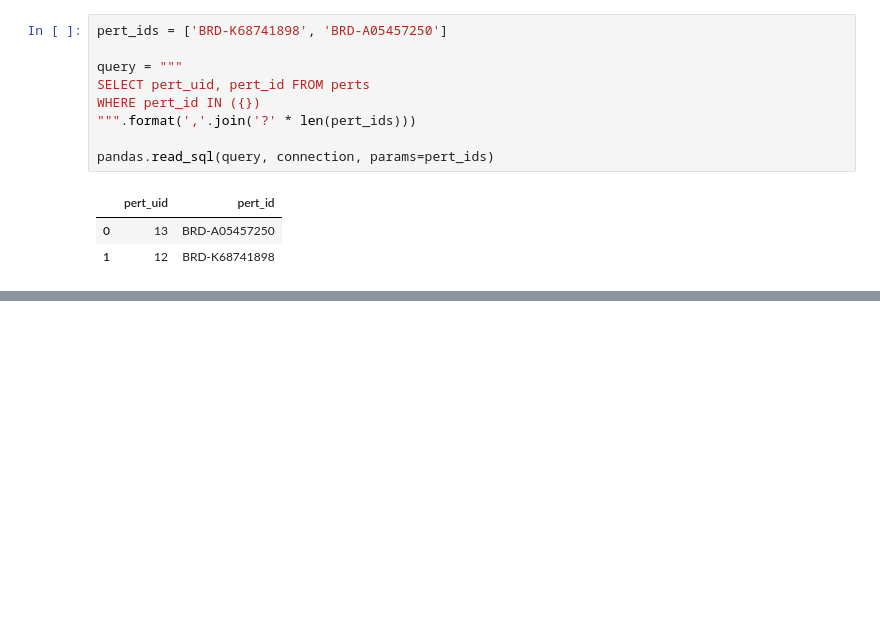
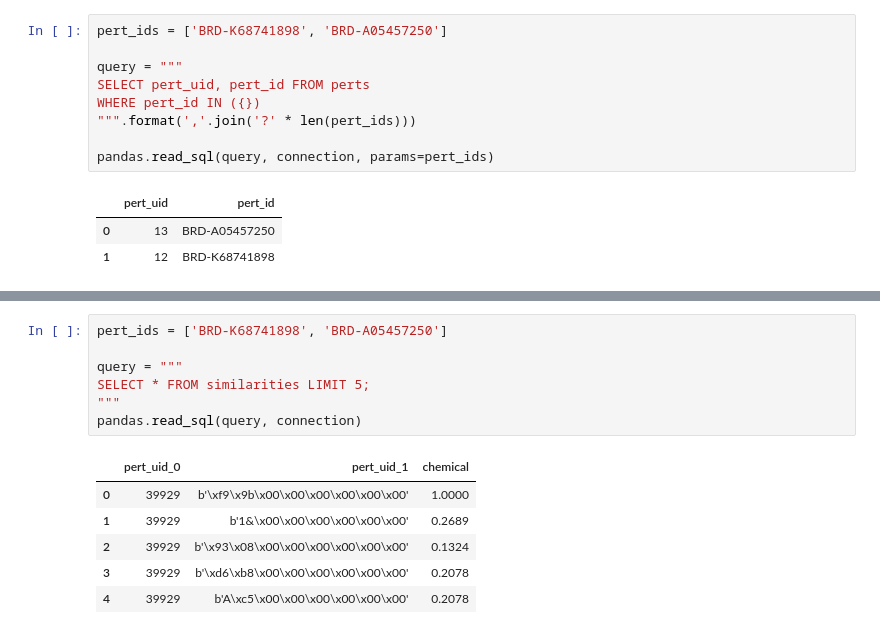
Before and after one commit to dhimmel/lincs, a Jupyter notebook: chemical-similarity.ipynb, the cells around one changed output, grey strips where cells are left out. Drawn from its saved outputs; the diff is of its cells as text; blank space fills up the shorter version.

```diff
--- a/chemical-similarity.ipynb
+++ b/chemical-similarity.ipynb
@@ -92,0 +143,14 @@ pandas.read_sql(query, connection, params=pert_ids)
+# %%
+pert_ids = ['BRD-K68741898', 'BRD-A05457250']
+
+query = """
+SELECT * FROM similarities LIMIT 5;
+"""
+pandas.read_sql(query, connection)
+# %% [output]
+|  | pert_uid_0 | pert_uid_1 | chemical |
+| 0 | 39929 | b'\xf9\x9b\x00\x00\x00\x00\x00\x00' | 1.0000 |
+| 1 | 39929 | b'1&\x00\x00\x00\x00\x00\x00' | 0.2689 |
+| 2 | 39929 | b'\x93\x08\x00\x00\x00\x00\x00\x00' | 0.1324 |
+| 3 | 39929 | b'\xd6\xb8\x00\x00\x00\x00\x00\x00' | 0.2078 |
+| 4 | 39929 | b'A\xc5\x00\x00\x00\x00\x00\x00' | 0.2078 |
```
Also changed, not shown: parts of 2 cells of this notebook.
